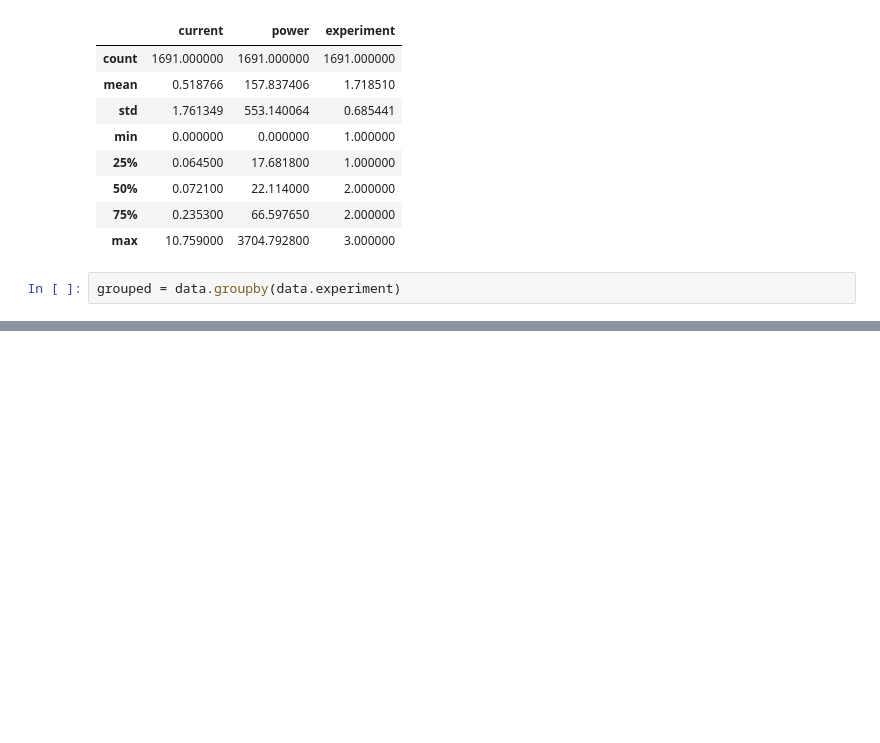
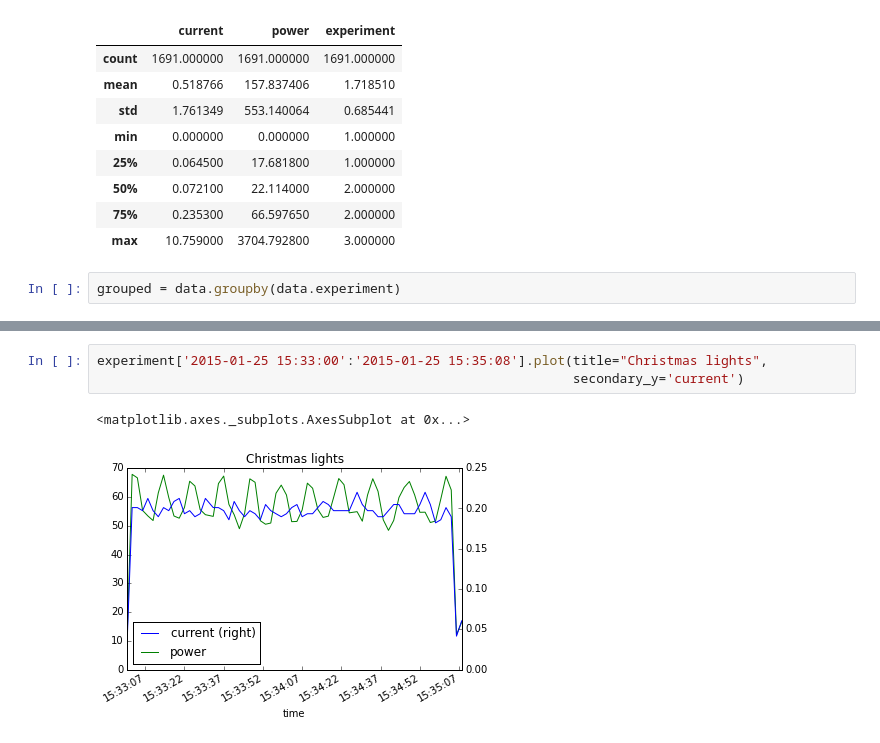
Before and after one commit to project-nikola/data, a Jupyter notebook: nk-energy/15-01-25-disaggregation/disaggregation.ipynb, the cells around one changed output, grey strips where cells are left out. Drawn from its saved outputs; the diff is of its cells as text; blank space fills up the shorter version.

```diff
--- a/nk-energy/15-01-25-disaggregation/disaggregation.ipynb
+++ b/nk-energy/15-01-25-disaggregation/disaggregation.ipynb
@@ -111,0 +141,6 @@ dtype: object
+# %%
+experiment['2015-01-25 15:33:00':'2015-01-25 15:35:08'].plot(title="Christmas lights",
+                                                             secondary_y='current')
+# %% [output]
+<matplotlib.axes._subplots.AxesSubplot at 0x...>
+[figure, added]
```
Also changed, not shown: parts of 17 cells of this notebook.
